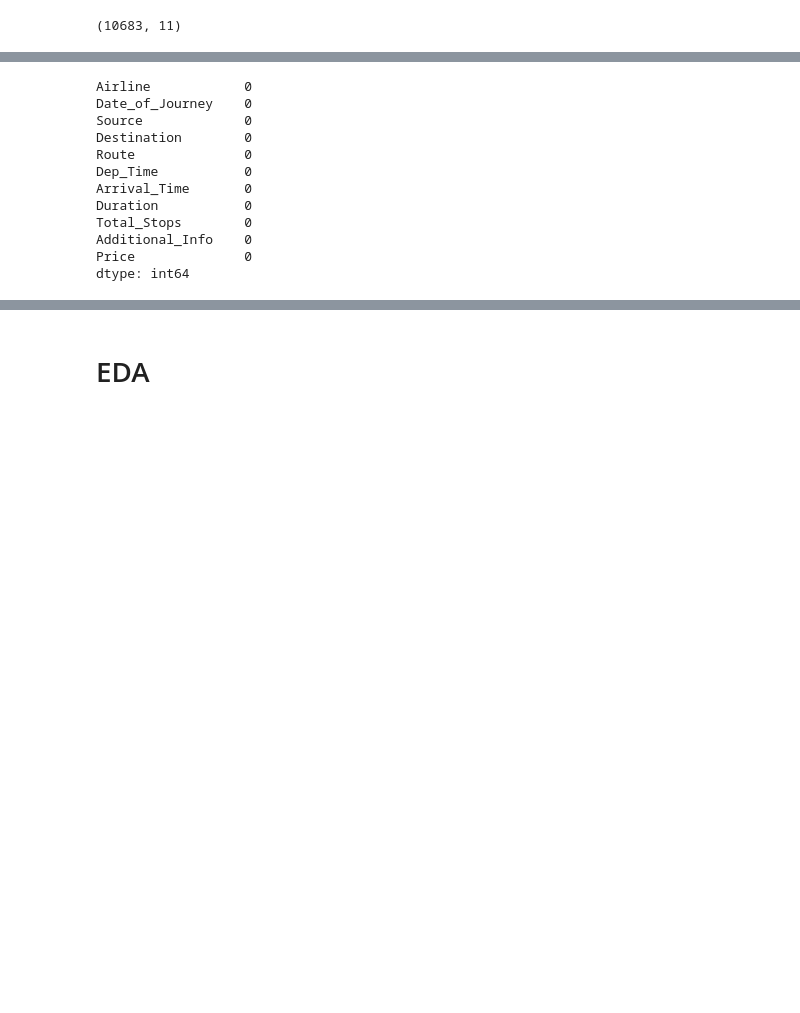
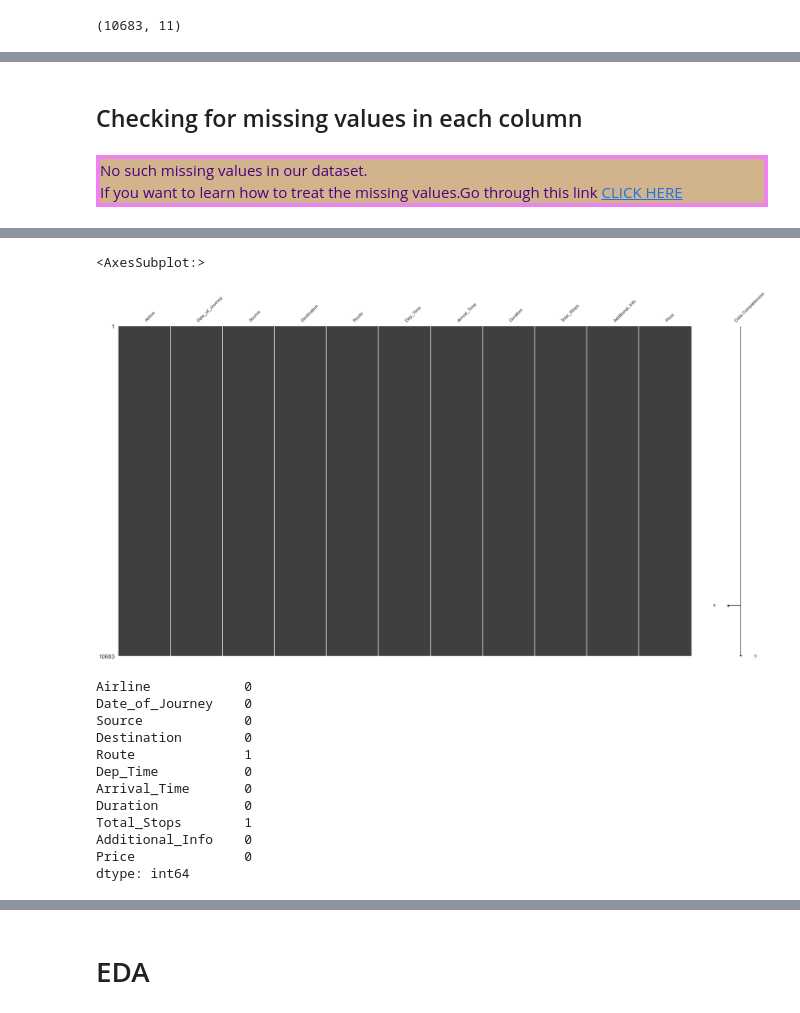
Before and after one commit to Geeta-Nalli/Flight-fair-prediction, a Jupyter notebook: Flight fare prediction1.ipynb, the cells around one changed output, grey strips where cells are left out. Drawn from its saved outputs; the diff is of its cells as text; code cells hidden in the pictures; blank space fills up the shorter version.

```diff
--- a/Flight fare prediction1.ipynb
+++ b/Flight fare prediction1.ipynb
@@ -60,0 +139,13 @@ train_data.shape
+# %% [markdown]
+## Checking for missing values in each column
+# %% [markdown]
+<html>
+<p style="border:4px solid violet;color:indigo;background-color:tan">No such missing values in our dataset.<br>
+If you want to learn how to treat the missing values.Go through this link
+<a href="https://www.analyticsvidhya.com/blog/2021/10/handling-missing-value/">CLICK HERE</a></p>
+</html>
+# %%
+!pip install missingno
+import missingno as msno
+msno.matrix(train_data,labels=[train_data.columns],figsize=(30,16),fontsize=12)
+# %% [output]
@@ -61,16 +167,17 @@ train_data.shape
+<AxesSubplot:>
+[figure, added]
 # %%
-train_data.dropna(inplace= True)    #dropping Nan values
 train_data.isnull().sum()
 # %% [output]
 Airline            0
 Date_of_Journey    0
 Source             0
 Destination        0
-Route              0
+Route              1
 Dep_Time           0
 Arrival_Time       0
 Duration           0
-Total_Stops        0
+Total_Stops        1
 Additional_Info    0
 Price              0
 dtype: int64
```
Also changed, not shown: parts of 120 cells of this notebook.
